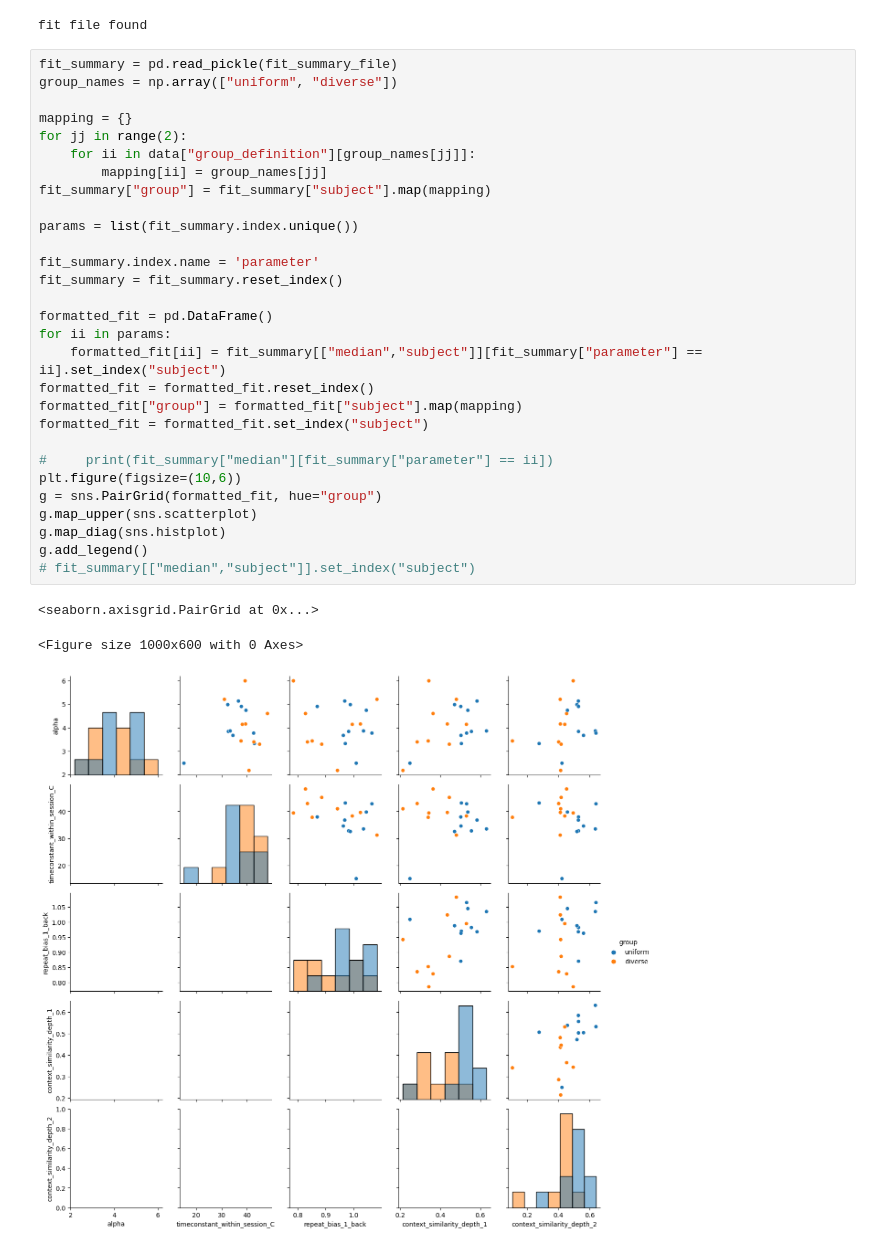
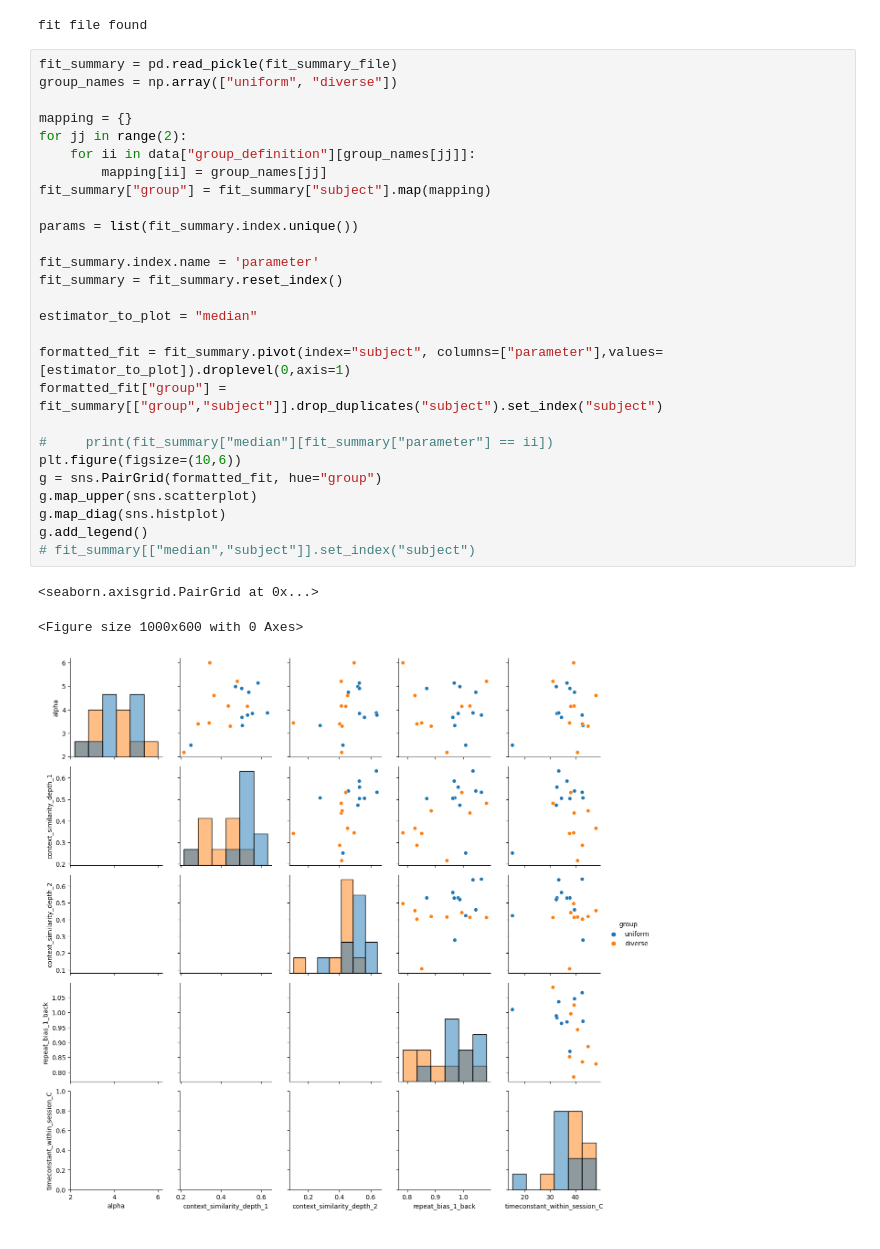
Before and after one commit to latimerk/hddCRP, a Jupyter notebook: fit_rat_data_individual_model.ipynb, the cells around one changed output. Drawn from its saved outputs; the diff is of its cells as text.

```diff
--- a/fit_rat_data_individual_model.ipynb
+++ b/fit_rat_data_individual_model.ipynb
@@ -83,36 +83,34 @@ fit file found
 # %%
 fit_summary = pd.read_pickle(fit_summary_file)
 group_names = np.array(["uniform", "diverse"])
 
 mapping = {}
 for jj in range(2):
     for ii in data["group_definition"][group_names[jj]]:
         mapping[ii] = group_names[jj]
 fit_summary["group"] = fit_summary["subject"].map(mapping)
 
 params = list(fit_summary.index.unique())
 
 fit_summary.index.name = 'parameter'
 fit_summary = fit_summary.reset_index()
 
-formatted_fit = pd.DataFrame()
-for ii in params:
-    formatted_fit[ii] = fit_summary[["median","subject"]][fit_summary["parameter"] == ii].set_index("subject")
-formatted_fit = formatted_fit.reset_index()
-formatted_fit["group"] = formatted_fit["subject"].map(mapping)
-formatted_fit = formatted_fit.set_index("subject")
+estimator_to_plot = "median"
+
+formatted_fit = fit_summary.pivot(index="subject", columns=["parameter"],values=[estimator_to_plot]).droplevel(0,axis=1)
+formatted_fit["group"] = fit_summary[["group","subject"]].drop_duplicates("subject").set_index("subject")
 
 #     print(fit_summary["median"][fit_summary["parameter"] == ii])
 plt.figure(figsize=(10,6))
 g = sns.PairGrid(formatted_fit, hue="group")
 g.map_upper(sns.scatterplot)
 g.map_diag(sns.histplot)
 g.add_legend()
 # fit_summary[["median","subject"]].set_index("subject")
 # %% [output]
 <seaborn.axisgrid.PairGrid at 0x...>
 <Figure size 1000x600 with 0 Axes>
-[figure, old version]
+[figure, new version]
 # %%
 
 grps = [["timeconstant_within_session_C"], ["alpha"], ["repeat_bias_1_back", "context_similarity_depth_1", "context_similarity_depth_2"]]
```
Also changed, not shown: parts of 6 cells of this notebook.
